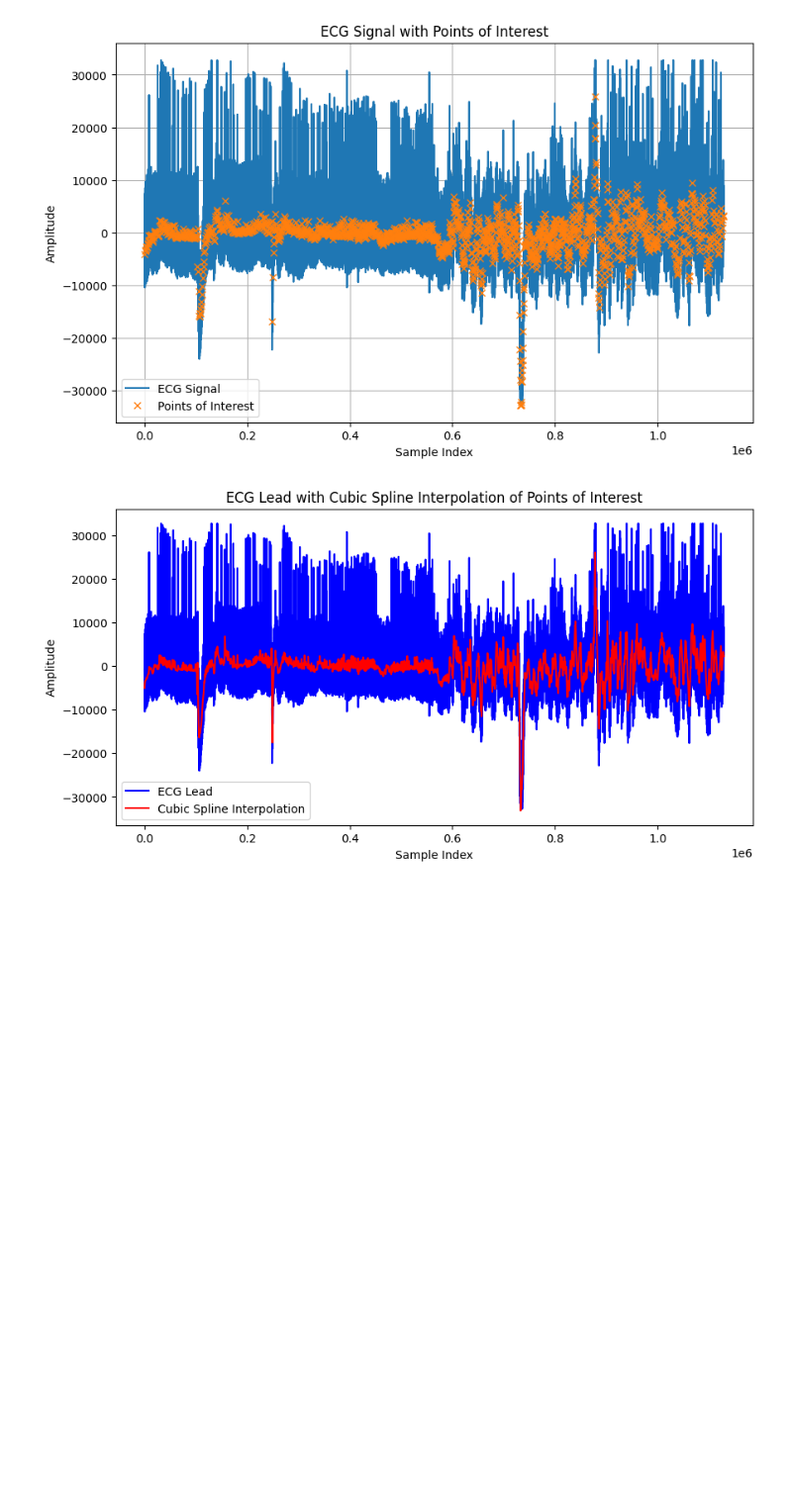
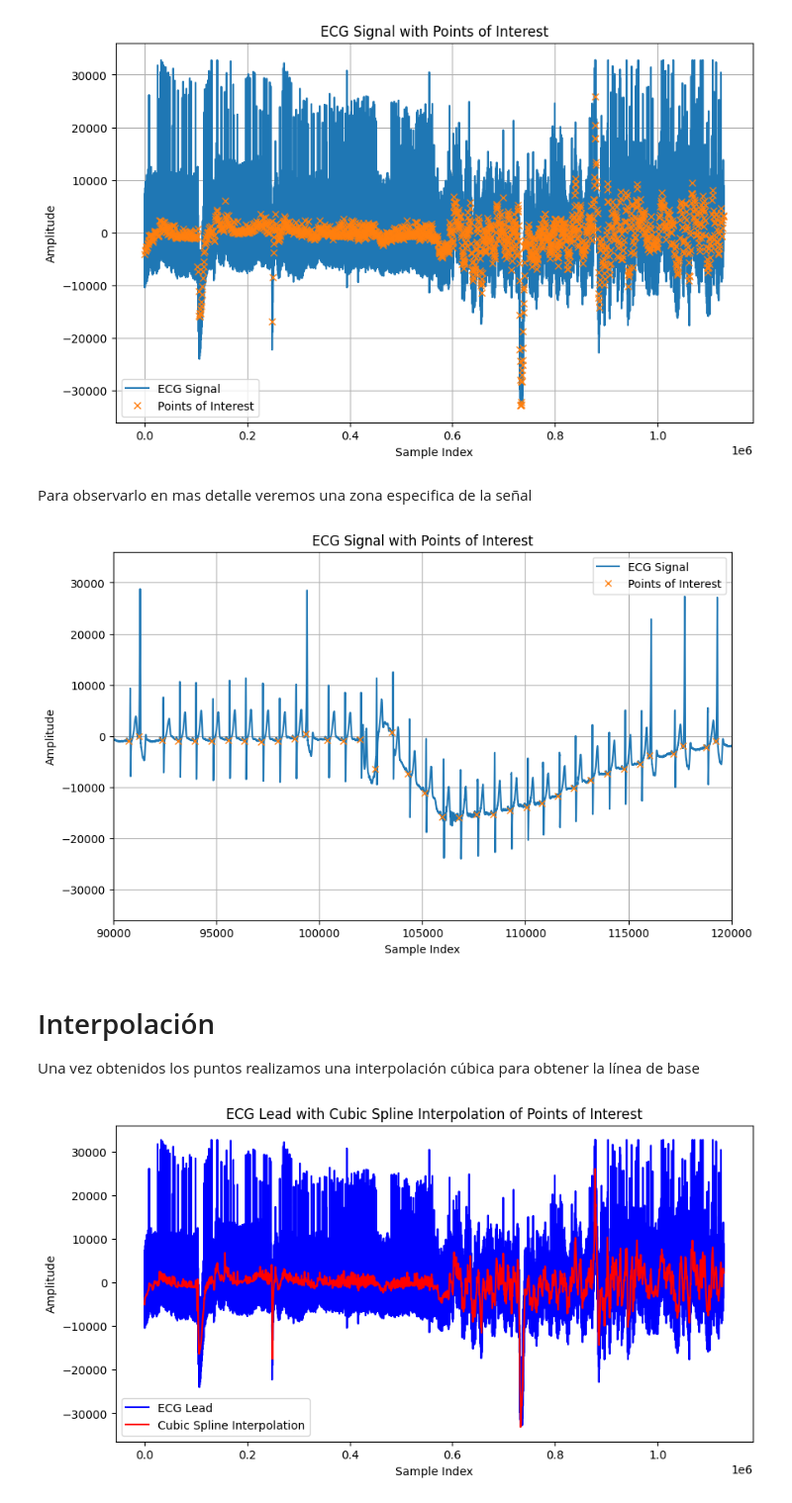
Before and after one commit to joacocibeira/PDS, a Jupyter notebook: tp_10/tp_10.ipynb, the cells around one changed output. Shown at 99% size. Cells and saved outputs as stored; diff of their text form; code cells hidden in the pictures; blank space fills up the shorter version.

```diff
--- a/tp_10/tp_10.ipynb
+++ b/tp_10/tp_10.ipynb
@@ -127,6 +57,28 @@ plt.grid()
 plt.show()
 # %% [output]
 [figure]
+# %% [markdown]
+Para observarlo en mas detalle veremos una zona especifica de la señal
+# %%
+plt.figure(figsize=(10, 6))
+plt.plot(ecg_one_lead, label='ECG Signal')
+
+plt.plot(puntos_de_interes, ecg_one_lead[puntos_de_interes], 'x', label='Points of Interest')
+
+# Adding labels and legend
+plt.title('ECG Signal with Points of Interest')
+plt.xlabel('Sample Index')
+plt.ylabel('Amplitude')
+plt.legend()
+plt.grid()
+plt.xlim(90000,120000 )
+
+plt.show()
+# %% [output]
+[figure, added]
+# %% [markdown]
+# Interpolación
+Una vez obtenidos los puntos realizamos una interpolación cúbica para obtener la línea de base
 # %%
 amplitudes_of_interest = ecg_one_lead[puntos_de_interes]
 cs = spi.CubicSpline(puntos_de_interes, amplitudes_of_interest)
```
Also changed, not shown: parts of 35 cells of this notebook.
